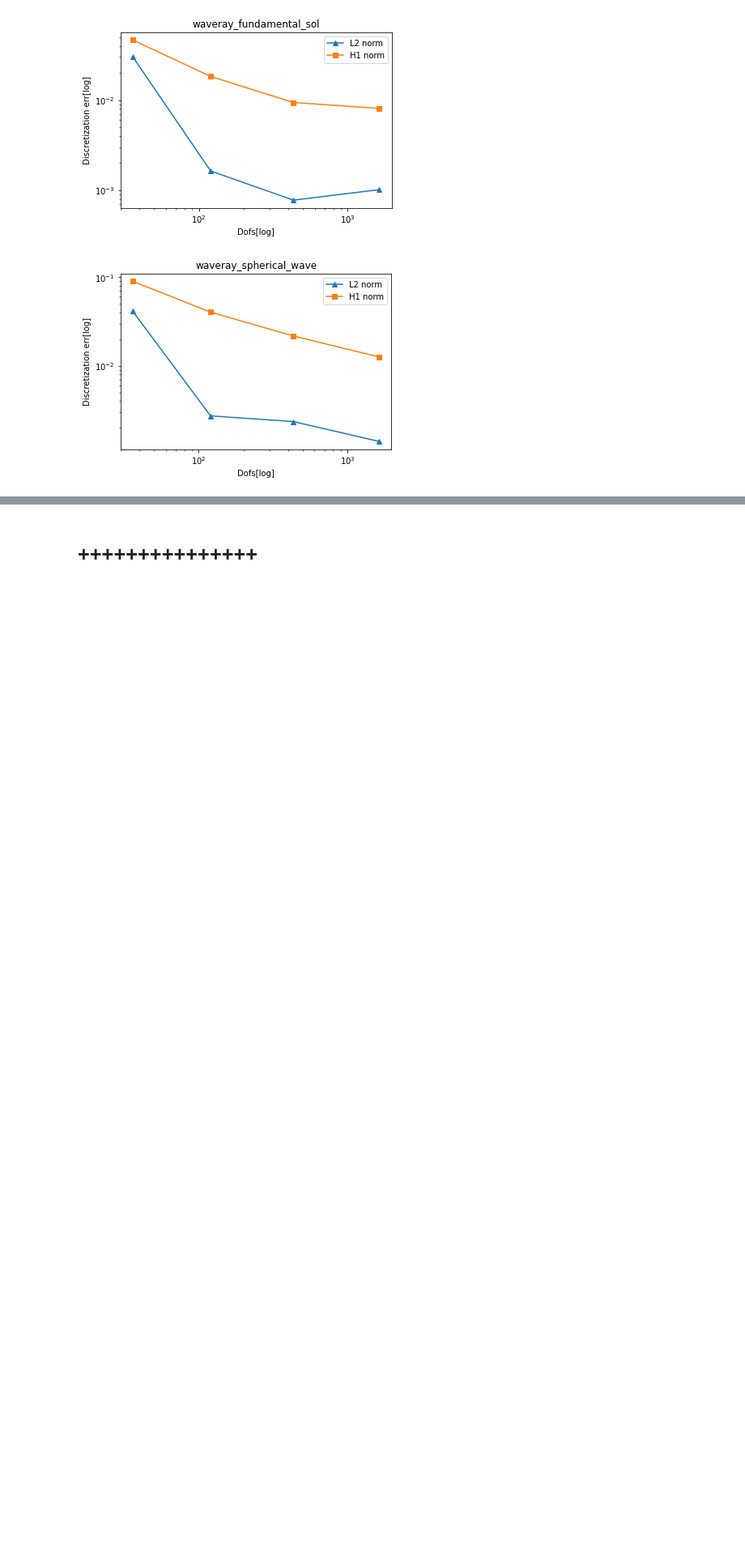
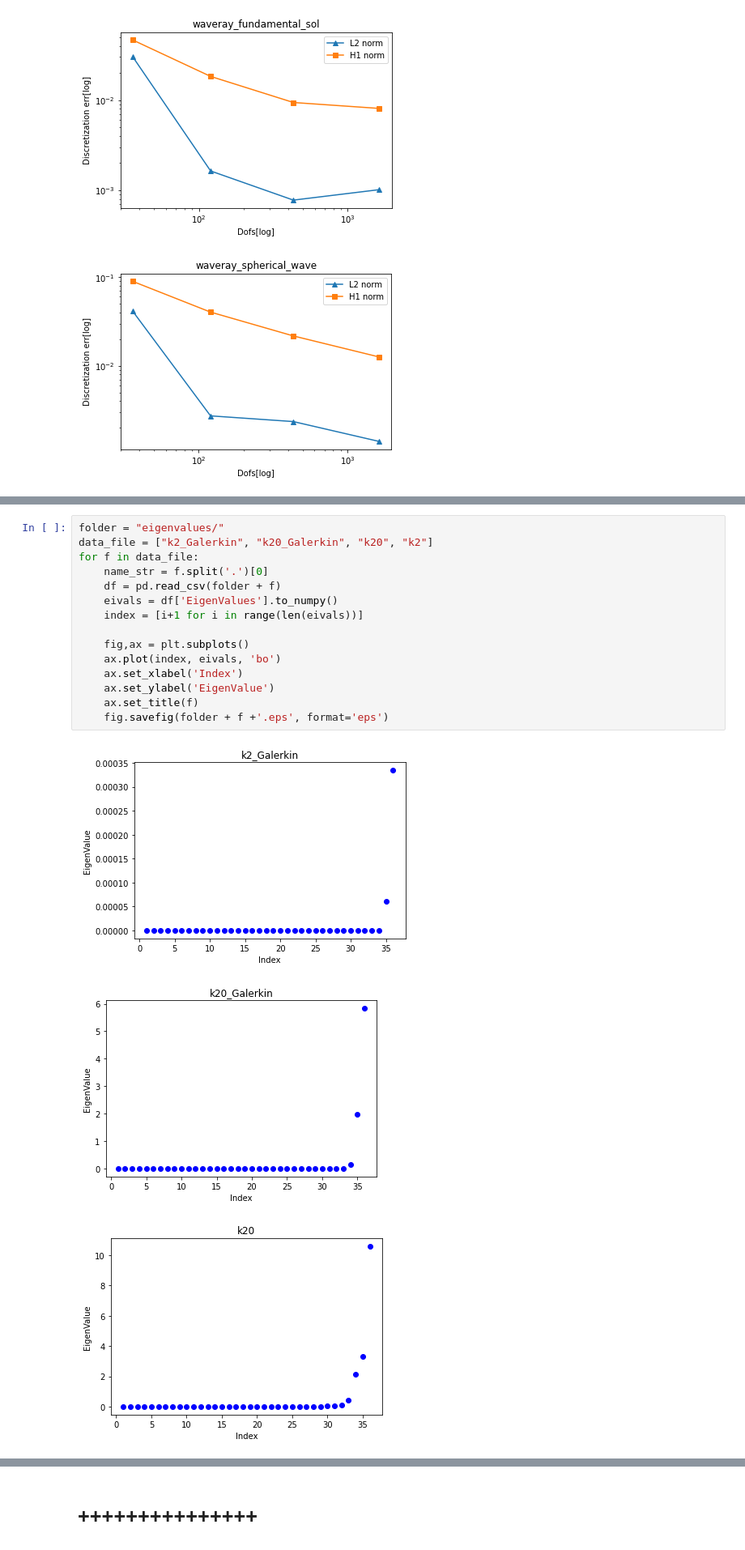
Before and after one commit to liaowangh/PUM_WaveRay, a Jupyter notebook: code/plot_err/plot_error.ipynb, the cells around one changed output, grey strips where cells are left out. Shown at 81% size. Drawn from its saved outputs; the diff is of its cells as text; blank space fills up the shorter version.

Commit message:
plot eigenvalues

```diff
--- a/code/plot_err/plot_error.ipynb
+++ b/code/plot_err/plot_error.ipynb
@@ -200,0 +203,19 @@ The PostScript backend does not support transparency; partially transparent arti
+# %%
+folder = "eigenvalues/"
+data_file = ["k2_Galerkin", "k20_Galerkin", "k20", "k2"]
+for f in data_file:
+    name_str = f.split('.')[0]
+    df = pd.read_csv(folder + f)
+    eivals = df['EigenValues'].to_numpy()
+    index = [i+1 for i in range(len(eivals))]
+
+    fig,ax = plt.subplots()
+    ax.plot(index, eivals, 'bo')
+    ax.set_xlabel('Index')
+    ax.set_ylabel('EigenValue')
+    ax.set_title(f)
+    fig.savefig(folder + f +'.eps', format='eps')
+# %% [output]
+[figure, added]
+[figure, added]
+[figure, added]
```
Also changed, not shown: parts of 4 cells of this notebook, 3 other files.
